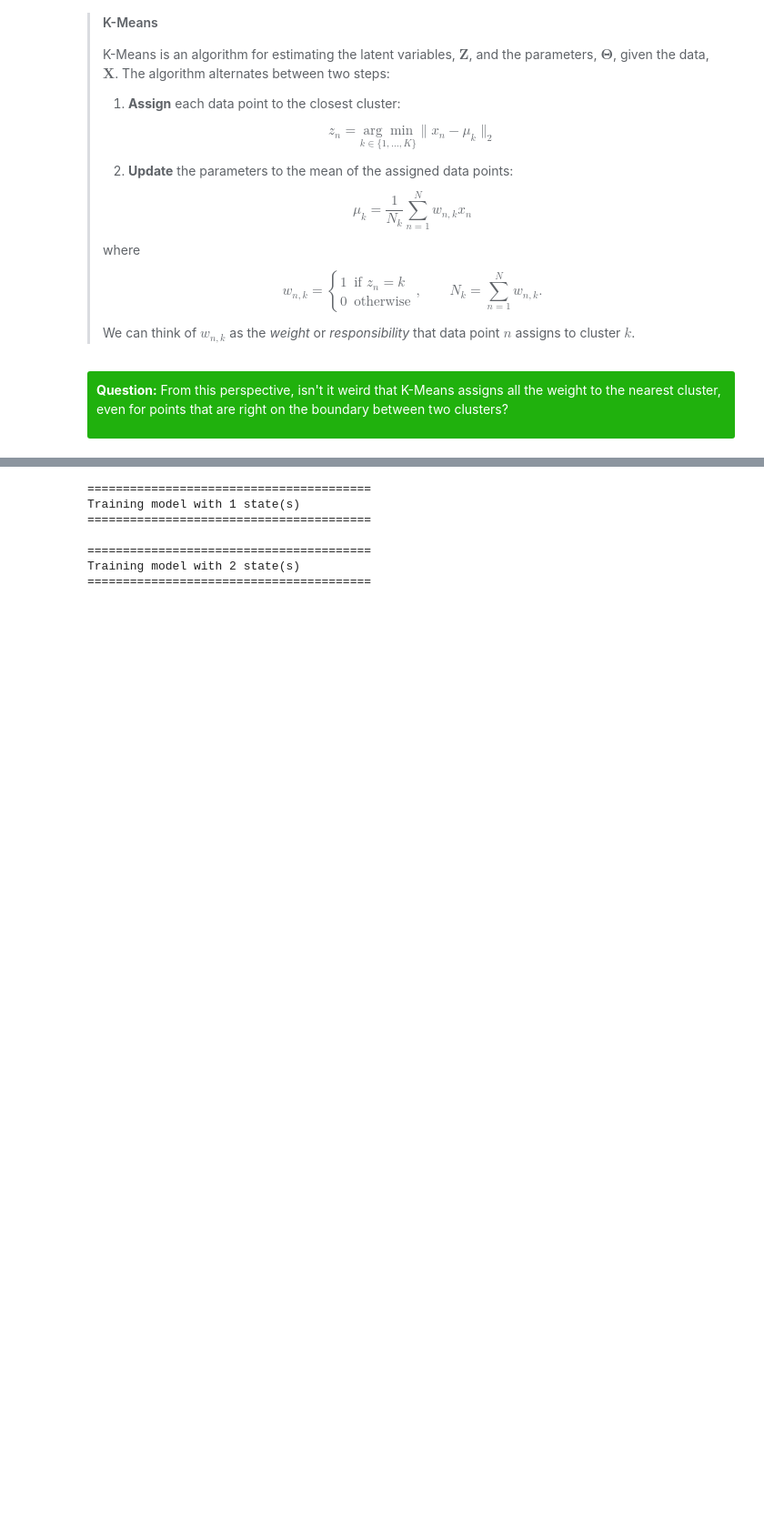
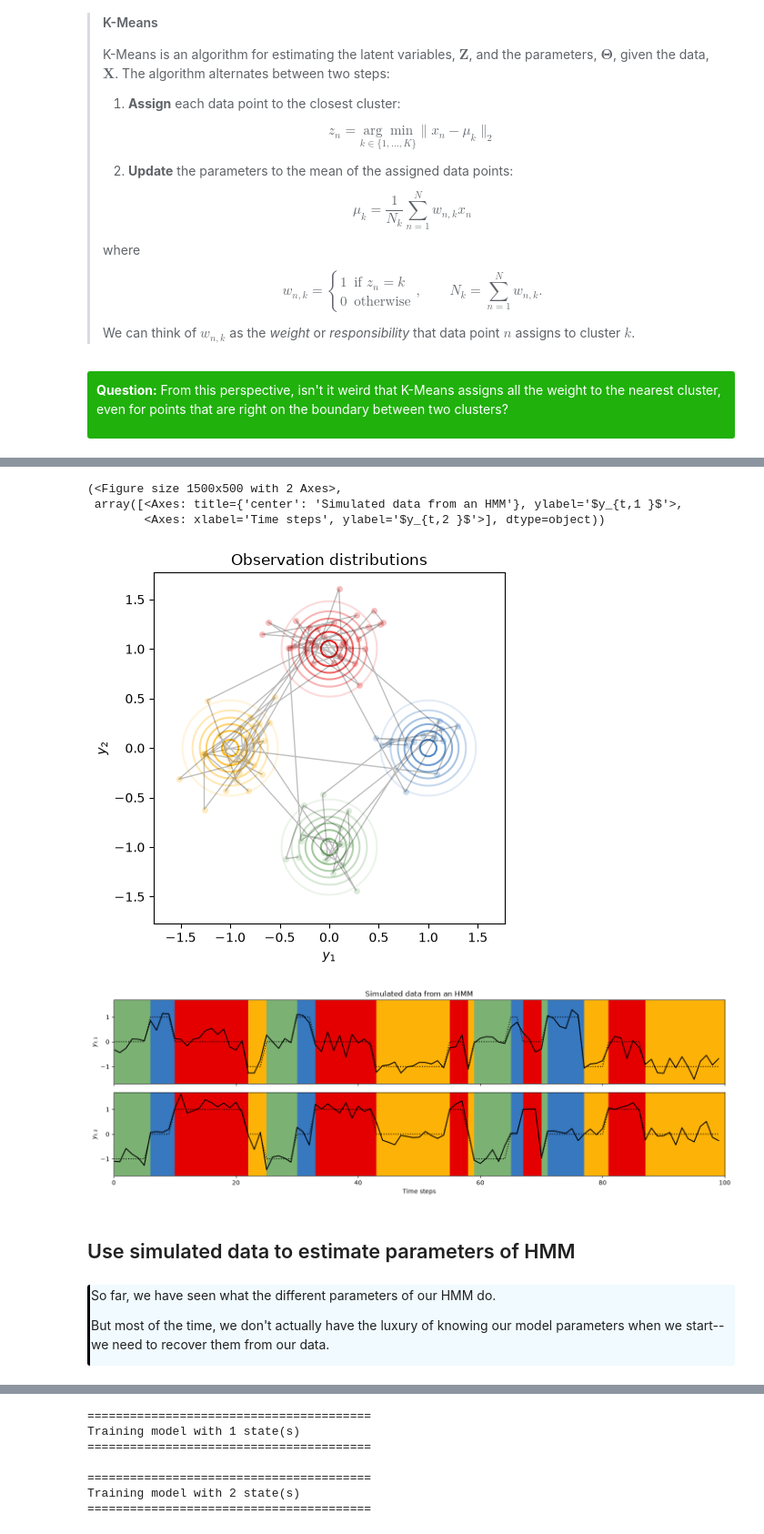
Before and after one commit to AllenSWDB/SWDB_2026_Behavioral_States, a Jupyter notebook: code/Workshop1.ipynb, the cells around one changed output, grey strips where cells are left out. Shown at 91% size. Cells and saved outputs as stored; diff of their text form; code cells hidden in the pictures; blank space fills up the shorter version.

```diff
--- a/code/Workshop1.ipynb
+++ b/code/Workshop1.ipynb
@@ -817,0 +1113,57 @@ from dynamax.utils.plotting import CMAP, COLORS, white_to_color_cmap
+# %%
+"""
+Starter code for you to change these parameters for task 1.5
+"""
+
+# Make an HMM and sample data and true underlying states
+true_num_states_2 = 4  # CHANGE THIS!!!!!!!!!!!
+observations_dim_2 = 2
+hmm_2 = GaussianHMM(true_num_states_2, observations_dim_2)
+
+# Use Jax to make a transition matrix.
+# CHANGE THESE TOO!!!!!!!
+transition_matrix_2 = 0.8 * jnp.eye(true_num_states_2) \
+    + 0.15 * jnp.roll(jnp.eye(true_num_states_2), 1, axis=1) \
+    + 0.05 / true_num_states_2
+
+# Use Jax to set the the emission probabilities - mean and covariances
+emission_means_2 = jnp.column_stack([
+    jnp.cos(jnp.linspace(0, 2 * jnp.pi, true_num_states_2 + 1))[:-1],
+    jnp.sin(jnp.linspace(0, 2 * jnp.pi, true_num_states_2 + 1))[:-1],
+    jnp.zeros((true_num_states_2, observations_dim_2 - 2)),
+    ])
+emission_covs_2 = jnp.tile(0.25**2 * jnp.eye(observations_dim), (true_num_states, 1, 1))
+
+# Set the initial state distribution - change this to unequal probabilities.
+initial_probs_2 = jnp.ones(true_num_states_2) / true_num_states_2
+
+# Construct the HMM - this will be our ground truth
+true_params_2, _ = hmm_2.initialize(initial_probs=initial_probs_2,
+                                transition_matrix=transition_matrix_2,
+                                emission_means=emission_means_2,
+                                emission_covariances=emission_covs_2)
+
+# Sample your altered HMM
+num_timesteps_2 = 100
+key_2 = jr.split(jr.PRNGKey(0), 1)[0]
+true_states_2, observations_2 = hmm_2.sample(key = key_2, params=true_params_2, num_timesteps=num_timesteps_2)
+# %%
+# Plot emissions and true_states for Task 2.4
+plot_gaussian_hmm(hmm_2, true_params_2, observations_2, true_states_2,
+                  title="Observation distributions")
+
+plot_gaussian_hmm_data(hmm_2, true_params_2, observations_2, true_states_2)
+# %% [output]
+(<Figure size 1500x500 with 2 Axes>,
+ array([<Axes: title={'center': 'Simulated data from an HMM'}, ylabel='$y_{t,1 }$'>,
+        <Axes: xlabel='Time steps', ylabel='$y_{t,2 }$'>], dtype=object))
+[figure, added]
+[figure, added]
+# %% [markdown]
+## Use simulated data to estimate parameters of HMM
+# %% [markdown]
+<div style="border-left: 3px solid #000; border-radius: 3px; padding: 1px; padding-left: 10px; background: #F0FAFF; ">
+<p>So far, we have seen what the different parameters of our HMM do. <p>
+
+<p>But most of the time, we don't actually have the luxury of knowing our model parameters when we start--we need to recover them from our data.</p>
+</div>
```
Also changed, not shown: parts of 97 cells of this notebook, 1 other file.
